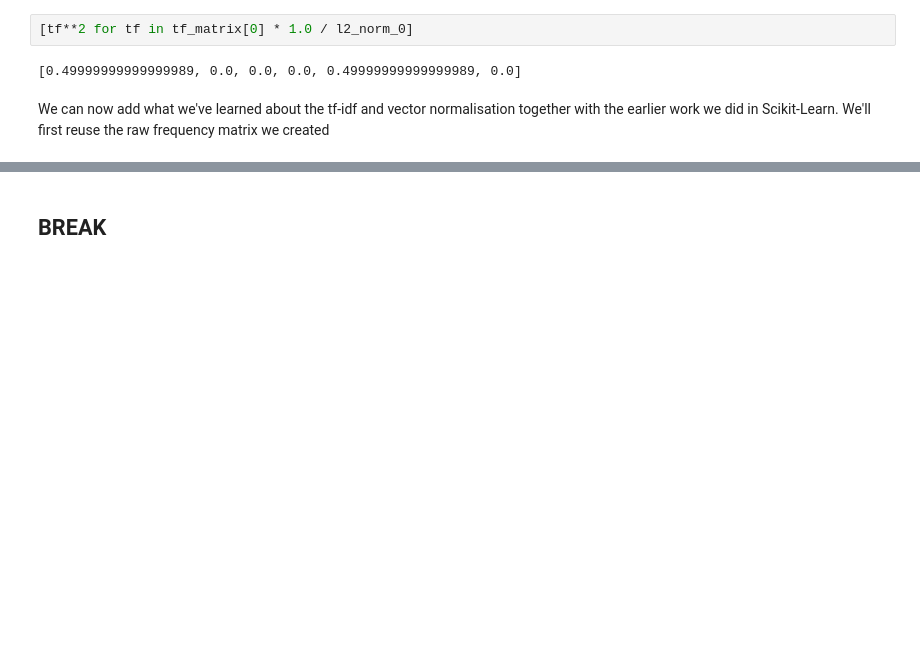
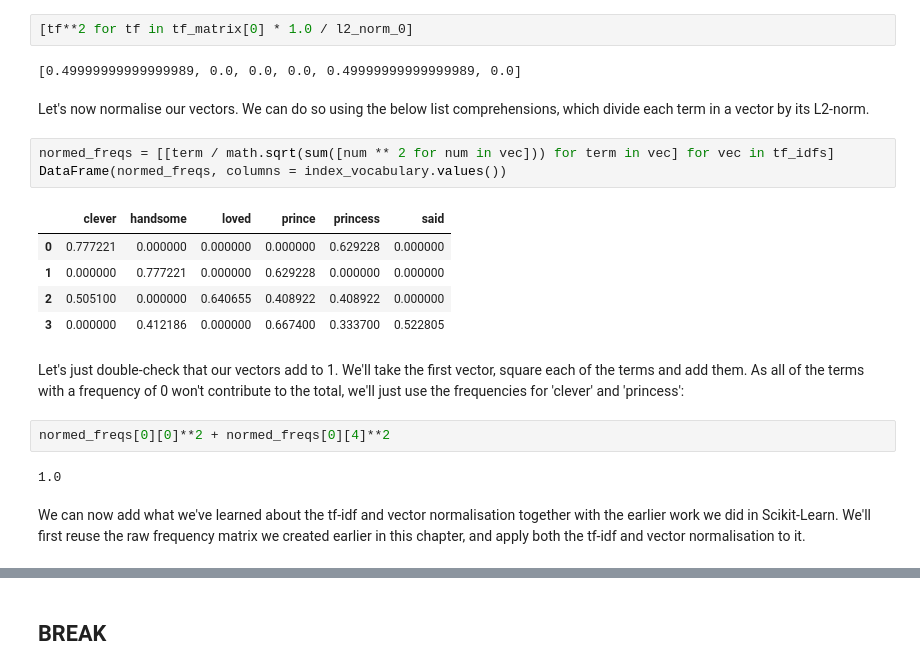
Before and after one commit to t-redactyl/text-cleaning, a Jupyter notebook: 03 Document similarity/Cosine similarity.ipynb, the cells around one changed output, grey strips where cells are left out. Drawn from its saved outputs; the diff is of its cells as text; blank space fills up the shorter version.

```diff
--- a/03 Document similarity/Cosine similarity.ipynb
+++ b/03 Document similarity/Cosine similarity.ipynb
@@ -372,5 +310,22 @@ In the case of the L2-norm, the *squared* results add to 1.
 [tf**2 for tf in tf_matrix[0] * 1.0 / l2_norm_0]
 # %% [output]
 [0.49999999999999989, 0.0, 0.0, 0.0, 0.49999999999999989, 0.0]
+# %% [markdown]
+Let's now normalise our vectors. We can do so using the below list comprehensions, which divide each term in a vector by its L2-norm.
+# %%
+normed_freqs = [[term / math.sqrt(sum([num ** 2 for num in vec])) for term in vec] for vec in tf_idfs]
+DataFrame(normed_freqs, columns = index_vocabulary.values())
+# %% [output]
+|  | clever | handsome | loved | prince | princess | said |
+| 0 | 0.777221 | 0.000000 | 0.000000 | 0.000000 | 0.629228 | 0.000000 |
+| 1 | 0.000000 | 0.777221 | 0.000000 | 0.629228 | 0.000000 | 0.000000 |
+| 2 | 0.505100 | 0.000000 | 0.640655 | 0.408922 | 0.408922 | 0.000000 |
+| 3 | 0.000000 | 0.412186 | 0.000000 | 0.667400 | 0.333700 | 0.522805 |
+# %% [markdown]
+Let's just double-check that our vectors add to 1. We'll take the first vector, square each of the terms and add them. As all of the terms with a frequency of 0 won't contribute to the total, we'll just use the frequencies for 'clever' and 'princess':
+# %%
+normed_freqs[0][0]**2 + normed_freqs[0][4]**2
+# %% [output]
+1.0
 # %% [markdown]
-We can now add what we've learned about the tf-idf and vector normalisation together with the earlier work we did in Scikit-Learn. We'll first reuse the raw frequency matrix we created
+We can now add what we've learned about the tf-idf and vector normalisation together with the earlier work we did in Scikit-Learn. We'll first reuse the raw frequency matrix we created earlier in this chapter, and apply both the tf-idf and vector normalisation to it.
```
Also changed, not shown: parts of 49 cells of this notebook, 3 other files.
